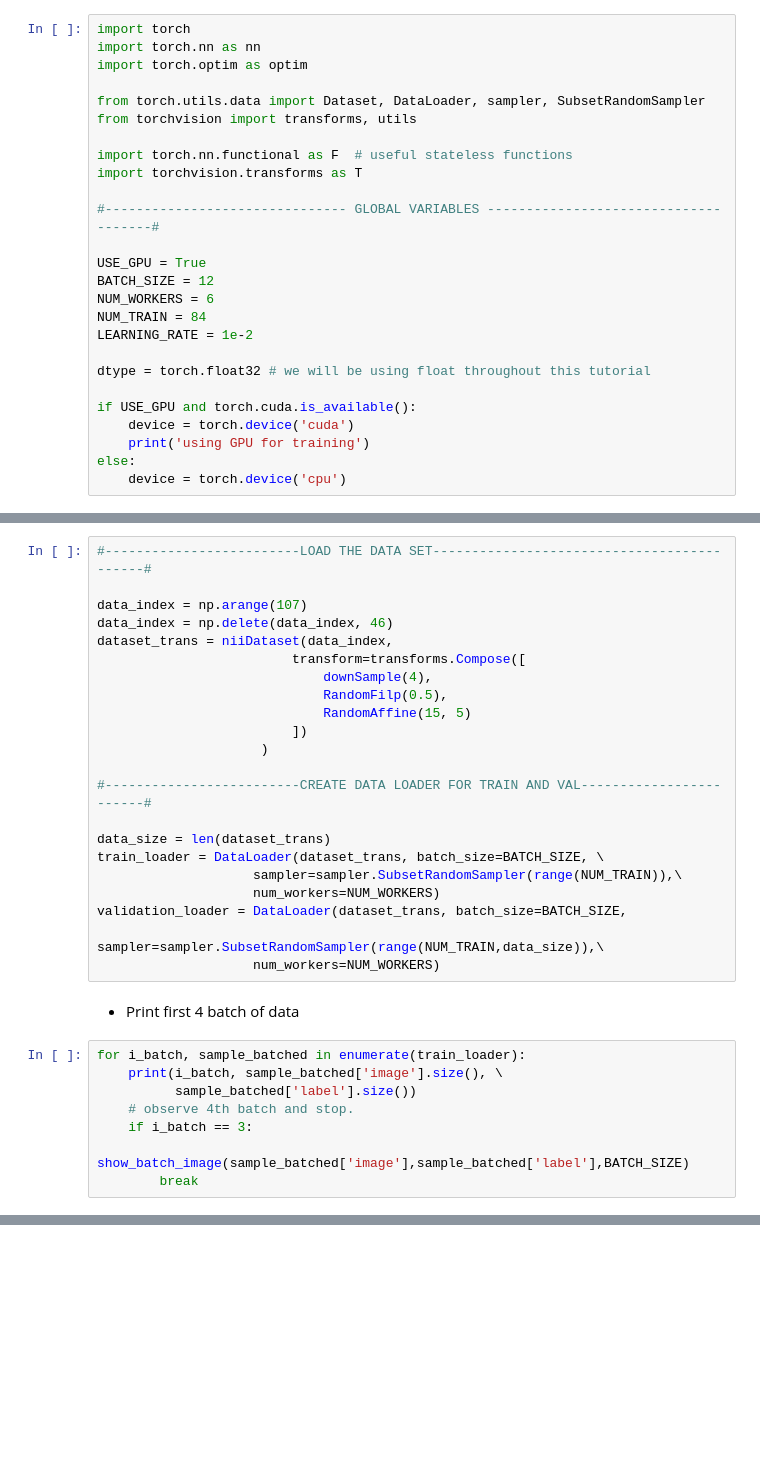
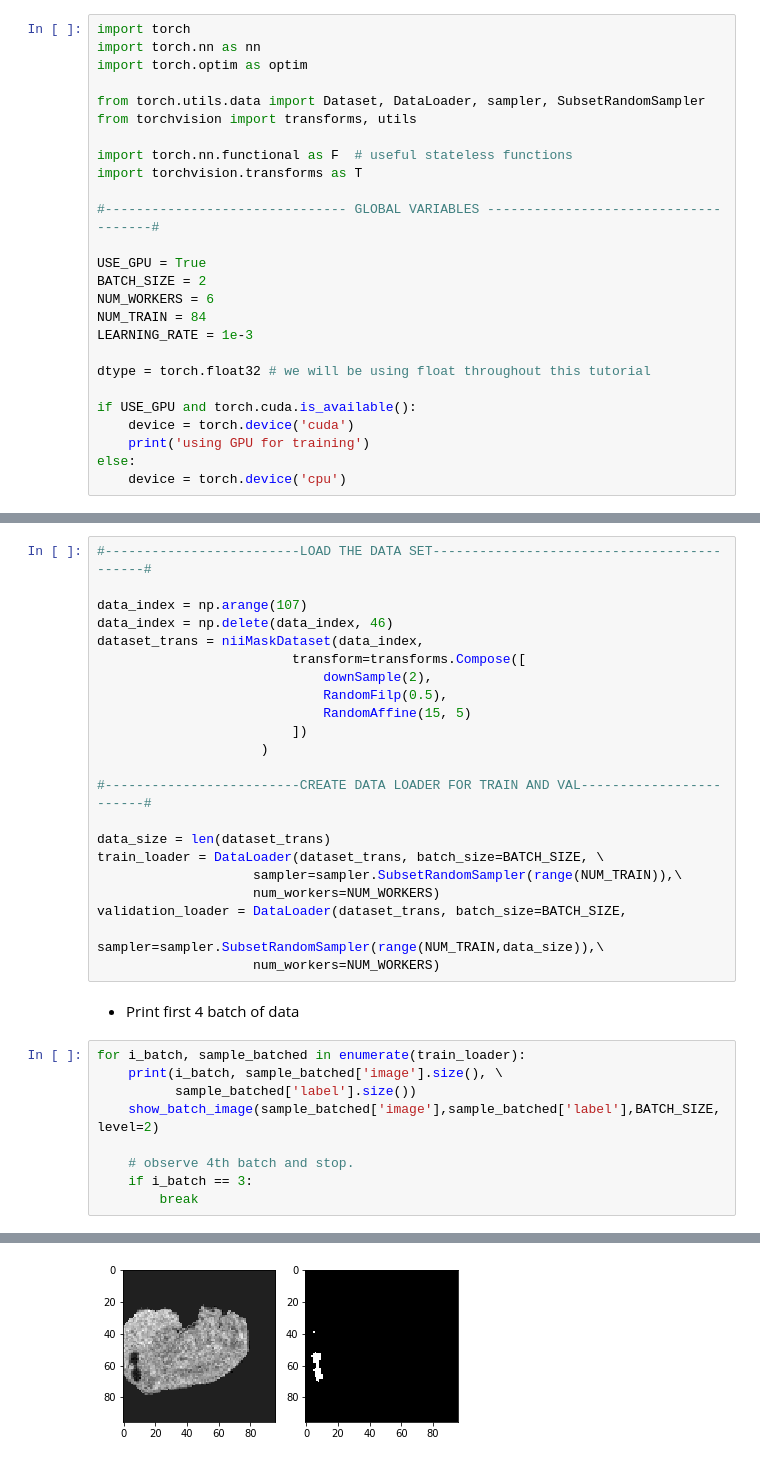
Before and after one commit to tongdaxu/ECE-GY-6123-IMAGE-AND-VIDEO-PROCESSING, a Jupyter notebook: MouseProj/05-Mask Vnet.ipynb, the cells around one changed output, grey strips where cells are left out. Saved outputs shown, nothing was run; the diff lists cells and outputs as text; blank space fills up the shorter version.

Commit message:
vnet mask

```diff
--- a/MouseProj/05-Mask Vnet.ipynb
+++ b/MouseProj/05-Mask Vnet.ipynb
@@ -28,10 +31,10 @@ import torchvision.transforms as T
 #------------------------------- GLOBAL VARIABLES -------------------------------------#
 
 USE_GPU = True
-BATCH_SIZE = 12
+BATCH_SIZE = 2
 NUM_WORKERS = 6
 NUM_TRAIN = 84
-LEARNING_RATE = 1e-2
+LEARNING_RATE = 1e-3
 
 dtype = torch.float32 # we will be using float throughout this tutorial
 
@@ -47,9 +50,9 @@ using GPU for training
 
 data_index = np.arange(107)
 data_index = np.delete(data_index, 46)
-dataset_trans = niiDataset(data_index,
+dataset_trans = niiMaskDataset(data_index,
                          transform=transforms.Compose([
-                             downSample(4),
+                             downSample(2),
                              RandomFilp(0.5),
                              RandomAffine(15, 5)
                          ])
@@ -70,7 +73,9 @@ validation_loader = DataLoader(dataset_trans, batch_size=BATCH_SIZE,
 for i_batch, sample_batched in enumerate(train_loader):
     print(i_batch, sample_batched['image'].size(), \
           sample_batched['label'].size())
+    show_batch_image(sample_batched['image'],sample_batched['label'],BATCH_SIZE, level=2)
+
     # observe 4th batch and stop.
     if i_batch == 3:
-        show_batch_image(sample_batched['image'],sample_batched['label'],BATCH_SIZE)
         break
+# %% [output]
@@ -76,0 +83 @@ for i_batch, sample_batched in enumerate(train_loader):
+[figure, added]
```
Also changed, not shown: parts of 5 cells of this notebook, 9 other files.
